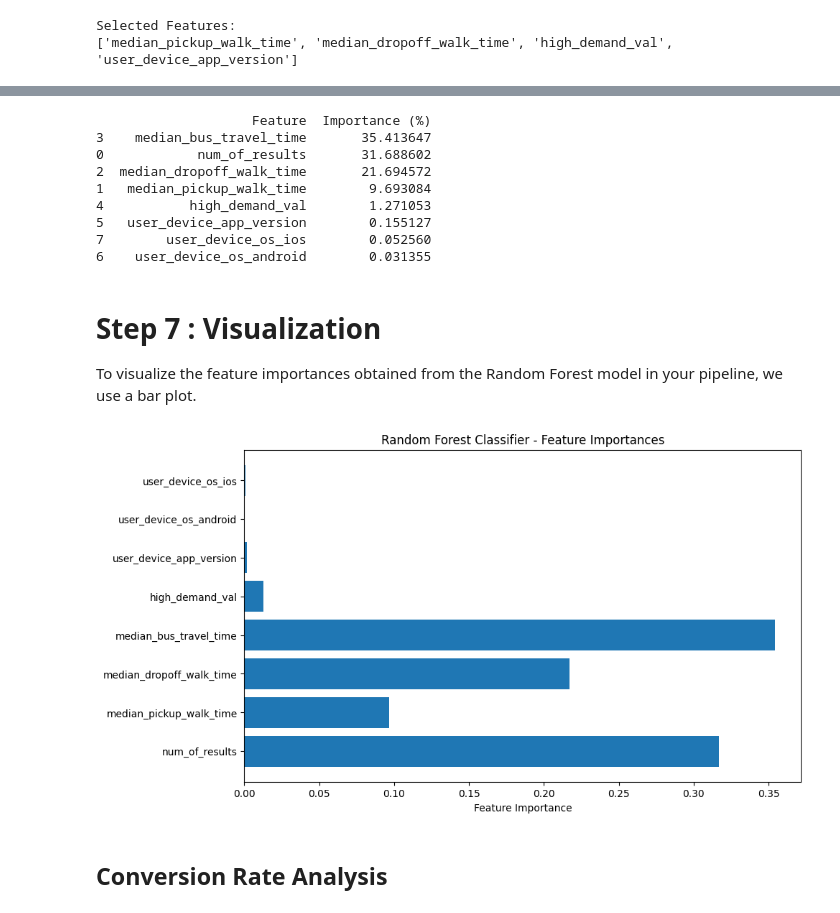
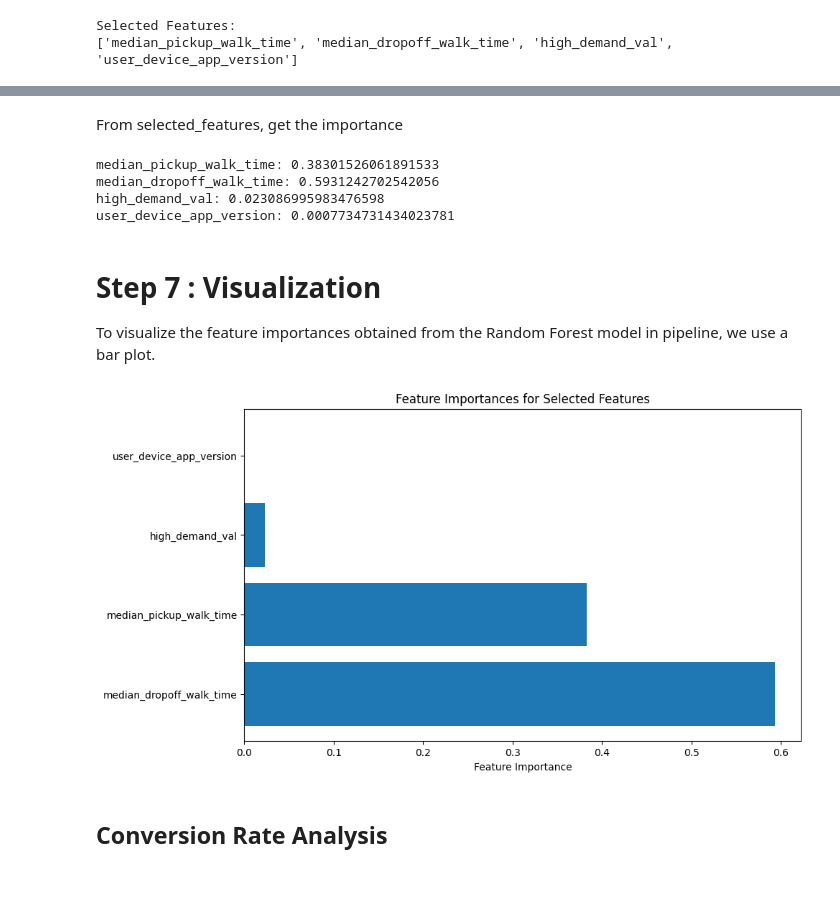
Before and after one commit to drshahizan/Python_EDA, a Jupyter notebook: assignment/ass5/hpdp/ZProMax/feature_engine.ipynb, the cells around one changed output, grey strips where cells are left out. Cells and saved outputs as stored; diff of their text form; code cells hidden in the pictures; blank space fills up the shorter version.

```diff
--- a/assignment/ass5/hpdp/ZProMax/feature_engine.ipynb
+++ b/assignment/ass5/hpdp/ZProMax/feature_engine.ipynb
@@ -601,49 +535,52 @@ array([6, 7, 5, 4, 1, 2, 0, 3])
-# %%
-# Convert feature importances to percentages
-feature_importances_percentage = feature_importances * 100
-
-# Get feature names after one-hot encoding
-categorical_encoder = pipeline.named_steps['preprocessor'].named_transformers_['cat'].named_steps['onehot']
-feature_names = numerical_features.tolist() + categorical_encoder.get_feature_names_out(categorical_features).tolist()
-
-# Create a DataFrame with feature names and their importance percentages
-feature_importance_df = pd.DataFrame({'Feature': feature_names, 'Importance (%)': feature_importances_percentage})
-
-# Sort the DataFrame by importance in descending order
-feature_importance_df = feature_importance_df.sort_values(by='Importance (%)', ascending=False)
-
-# Display the table
-print(feature_importance_df)
-# %% [output]
-                    Feature  Importance (%)
-3    median_bus_travel_time       35.413647
-0            num_of_results       31.688602
-2  median_dropoff_walk_time       21.694572
-1   median_pickup_walk_time        9.693084
-4           high_demand_val        1.271053
-5   user_device_app_version        0.155127
-7        user_device_os_ios        0.052560
-6    user_device_os_android        0.031355
+# %% [markdown]
+From selected_features, get the importance
+# %%
+from sklearn.ensemble import RandomForestClassifier
+
+# Assuming X_train_selected contains only the selected features
+X_train_selected = X_train[['median_pickup_walk_time', 'median_dropoff_walk_time', 'high_demand_val', 'user_device_app_version']]
+
+# Initialize a RandomForestClassifier
+rf_model = RandomForestClassifier(random_state=42)
+
+# Fit the model on the selected features
+rf_model.fit(X_train_selected, y_train)
+
+# Get feature importances
+feature_importances = rf_model.feature_importances_
+
+# Display feature importances
+for feature, importance in zip(X_train_selected.columns, feature_importances):
+    print(f"{feature}: {importance}")
+# %% [output]
+median_pickup_walk_time: 0.38301526061891533
+median_dropoff_walk_time: 0.5931242702542056
+high_demand_val: 0.023086995983476598
+user_device_app_version: 0.0007734731434023781
 # %% [markdown]
 # **Step 7 : Visualization**
-To visualize the feature importances obtained from the Random Forest model in your pipeline, we use a bar plot.
+To visualize the feature importances obtained from the Random Forest model in pipeline, we use a bar plot.
 # %%
 import matplotlib.pyplot as plt
-import numpy as np
 
-# Get feature names after one-hot encoding
-categorical_encoder = pipeline.named_steps['preprocessor'].named_transformers_['cat'].named_steps['onehot']
-feature_names = numerical_features.tolist() + categorical_encoder.get_feature_names_out(categorical_features).tolist()
+# Get feature names and importance scores
+feature_names = X_train_selected.columns
+importance_scores = rf_model.feature_importances_
+
+# Sort features based on importance
+sorted_idx = importance_scores.argsort()[::-1]
+sorted_feature_names = feature_names[sorted_idx]
+sorted_importance_scores = importance_scores[sorted_idx]
 
 # Plot the feature importances
 plt.figure(figsize=(10, 6))
-plt.barh(range(len(feature_importances)), feature_importances, align='center')
-plt.yticks(np.arange(len(feature_importances)), feature_names)
+plt.barh(range(len(sorted_importance_scores)), sorted_importance_scores, align='center')
+plt.yticks(range(len(sorted_importance_scores)), sorted_feature_names)
 plt.xlabel('Feature Importance')
-plt.title('Random Forest Classifier - Feature Importances')
+plt.title('Feature Importances for Selected Features')
 plt.show()
 # %% [output]
-[figure, old version]
+[figure, new version]
 # %% [markdown]
 ## **Conversion Rate Analysis**
 # %%
```
Also changed, not shown: parts of 7 cells of this notebook.
